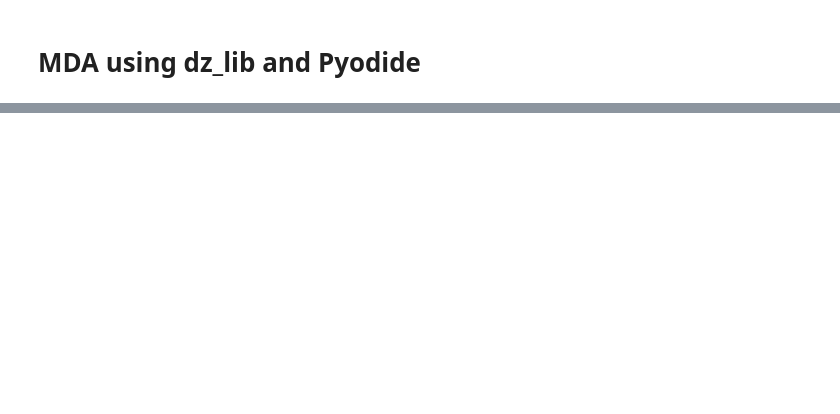
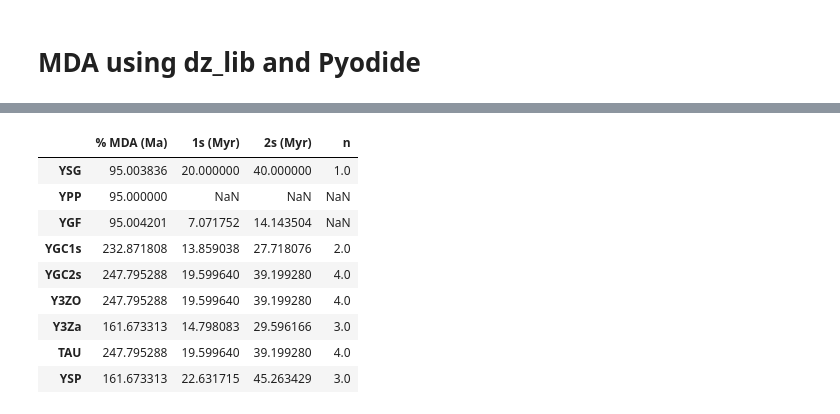
Before and after one commit to nielrya4/dz_notebook, a Jupyter notebook: content/mda.ipynb, the cells around one changed output, grey strips where cells are left out. Cells and saved outputs as stored; diff of their text form; code cells hidden in the pictures; blank space fills up the shorter version.

```diff
--- a/content/mda.ipynb
+++ b/content/mda.ipynb
@@ -38,0 +3,11 @@ print(f"Tau Method: {result[0].age} uncertainty: {result[0].uncertainty}")
+# %%
+%pip install dz_lib
+from dz_lib.utils import data
+from dz_lib.univariate import mda
+
+samples_array = data.excel_to_array("data/testdata.xlsx")
+samples = data.read_1d_samples(samples_array)
+grains = samples[0].grains
+table = mda.comparison_table(grains)
+display(table)
+# %% [output]
@@ -38,0 +31,10 @@ print(f"Tau Method: {result[0].age} uncertainty: {result[0].uncertainty}")
+|  | % MDA (Ma) | 1s (Myr) | 2s (Myr) | n |
+| YSG | 95.003836 | 20.000000 | 40.000000 | 1.0 |
+| YPP | 95.000000 | NaN | NaN | NaN |
+| YGF | 95.004201 | 7.071752 | 14.143504 | NaN |
+| YGC1s | 232.871808 | 13.859038 | 27.718076 | 2.0 |
+| YGC2s | 247.795288 | 19.599640 | 39.199280 | 4.0 |
+| Y3ZO | 247.795288 | 19.599640 | 39.199280 | 4.0 |
+| Y3Za | 161.673313 | 14.798083 | 29.596166 | 3.0 |
+| TAU | 247.795288 | 19.599640 | 39.199280 | 4.0 |
+| YSP | 161.673313 | 22.631715 | 45.263429 | 3.0 |
```
Also changed, not shown: parts of 2 cells of this notebook, 1 other file.
